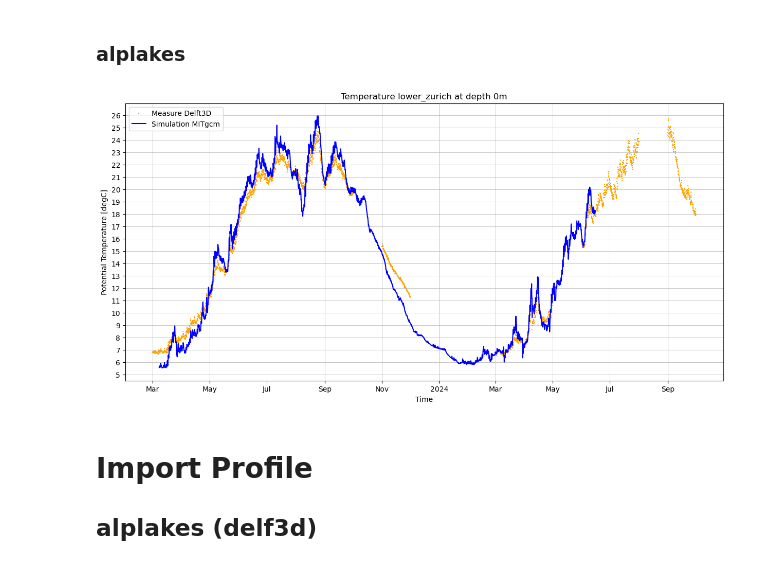
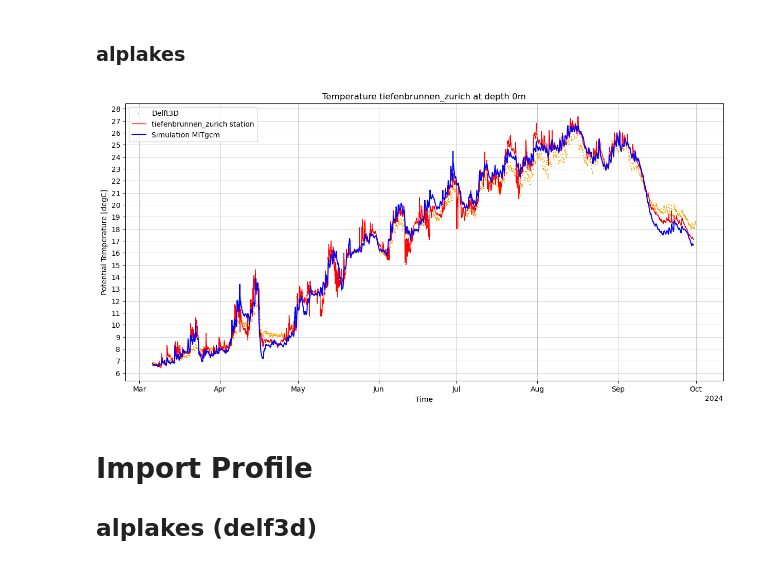
Before and after one commit to leroquan/plot_results, a Jupyter notebook: plot_mitgcm_measureKB.ipynb, the cells around one changed output. Cells and saved outputs as stored; diff of their text form; code cells hidden in the pictures.

```diff
--- a/plot_mitgcm_measureKB.ipynb
+++ b/plot_mitgcm_measureKB.ipynb
@@ -30,7 +30,7 @@ It imports the measure from a netcdf file that can be dowloaded on the datalake
 It imports local MITgcm simulation results.
 # %%
 lake_name = "Zurich"
-sta_name = 'lower_zurich'
+sta_name = 'tiefenbrunnen_zurich'
 
 model = 'test_zurich'
 # %%
@@ -71,6 +71,6 @@ alplakes_timeseries = parse_alplakes_3d_timeserie_from_directory(json_folder)
 
 alplakes_timeseries['time'] = pd.to_datetime(alplakes_timeseries['time'])
 alplakes_timeseries = alplakes_timeseries.sort_values(by='time', ascending=True)
-
-print(alplakes_timeseries.head())
+filtered_alplakes = alplakes_timeseries[alplakes_timeseries['time'] >= pd.to_datetime(start_date)]
+print(filtered_alplakes.tail())
 # %% [output]
@@ -84,10 +84,16 @@ print(alplakes_timeseries.head())
 ### Measurements
 # %%
 measurement_file = rf'data/alplakes_3d/{sta_name}/measurements/{sta_name}_data.csv'
+measurement_file2 = rf'data/alplakes_3d/{sta_name}/measurements/{sta_name}_data_end.csv'
 #use xlsx or csv instead of nc to read the measurements
 #df = pd.read_excel(measurement_file,header=1, engine='openpyxl')
-df = pd.read_csv(measurement_file)
-df['timestamp'] = pd.to_datetime(df['timestamp'], utc=True)
+df1 = pd.read_csv(measurement_file)
+df2 = pd.read_csv(measurement_file2)
+
+df1['timestamp'] = pd.to_datetime(df1['timestamp'], utc=True)
+df2['timestamp'] = pd.to_datetime(df2['timestamp'], utc=True)
+df = pd.concat([df1, df2])
+df = df.drop_duplicates(subset='timestamp', keep='first')
 mask = (df['timestamp'] >= start_date) & (df['timestamp'] <= end_date)
 adjusted_meas = df.loc[mask]
 adjusted_meas = adjusted_meas.sort_values(by='timestamp', ascending=True)
@@ -147,26 +153,26 @@ plt.title(f"Temperature {sta_name} at depth {depth_plot}m")
 # %%
 depth_plot=0 # Value should be negative !!
 
 fig, ax = plt.subplots(1,1,figsize=(15, 7))
 
 if alplakes_timeseries is not None:
     #meas_selected = xr_measure['temperature']#.sel(depth=depth_plot, method='nearest') #.sel(time=slice(start_date,end_date))
-    plt.scatter(alplakes_timeseries['time'],alplakes_timeseries['temperature'],label=f'Measure Delft3D', marker='+', s=3, c='orange')
+    plt.scatter(filtered_alplakes['time'],filtered_alplakes['temperature'],label=f'Delft3D', marker='+', s=3, c='orange')
 
 #simstrat_data['temperature'].sel(depth=-depth_plot, method='nearest').sel(time=slice(start_date,end_date)).plot(label=f'Simstrat 1D', color='g')
-#plt.plot(adjusted_meas.timestamp,adjusted_meas.water_temperature, label=rf'{sta_name} station',color='r', lw=1)
+plt.plot(adjusted_meas.timestamp,adjusted_meas.water_temperature, label=rf'{sta_name} station',color='r', lw=1)
 
 sim_selected=ds_to_plot[var_to_plot].sel(Z=depth_plot, XC=xc_mitgcm_station, YC=yc_mitgcm_station, method='nearest') #.sel(time=slice(start_date, end_date))
 sim_selected.plot(label='Simulation MITgcm', color='b')
 
 plt.grid(True, which='both', linestyle='-', linewidth=0.5)
 plt.legend()
 ax.yaxis.set_major_locator(ticker.MultipleLocator(1))
 plt.title(f"Temperature {sta_name} at depth {depth_plot}m")
-#plt.savefig(rf"output_plots/timeseries_{sta_name}_{depth_plot}m.png")
+plt.savefig(rf"output_plots/timeseries_{sta_name}_{depth_plot}m_100.png")
 plt.show()
 # %% [output]
-[figure, old version]
+[figure, new version]
 # %% [markdown]
 # Import Profile
 ## alplakes (delf3d)
```
Also changed, not shown: parts of 8 cells of this notebook, 3 other files.
